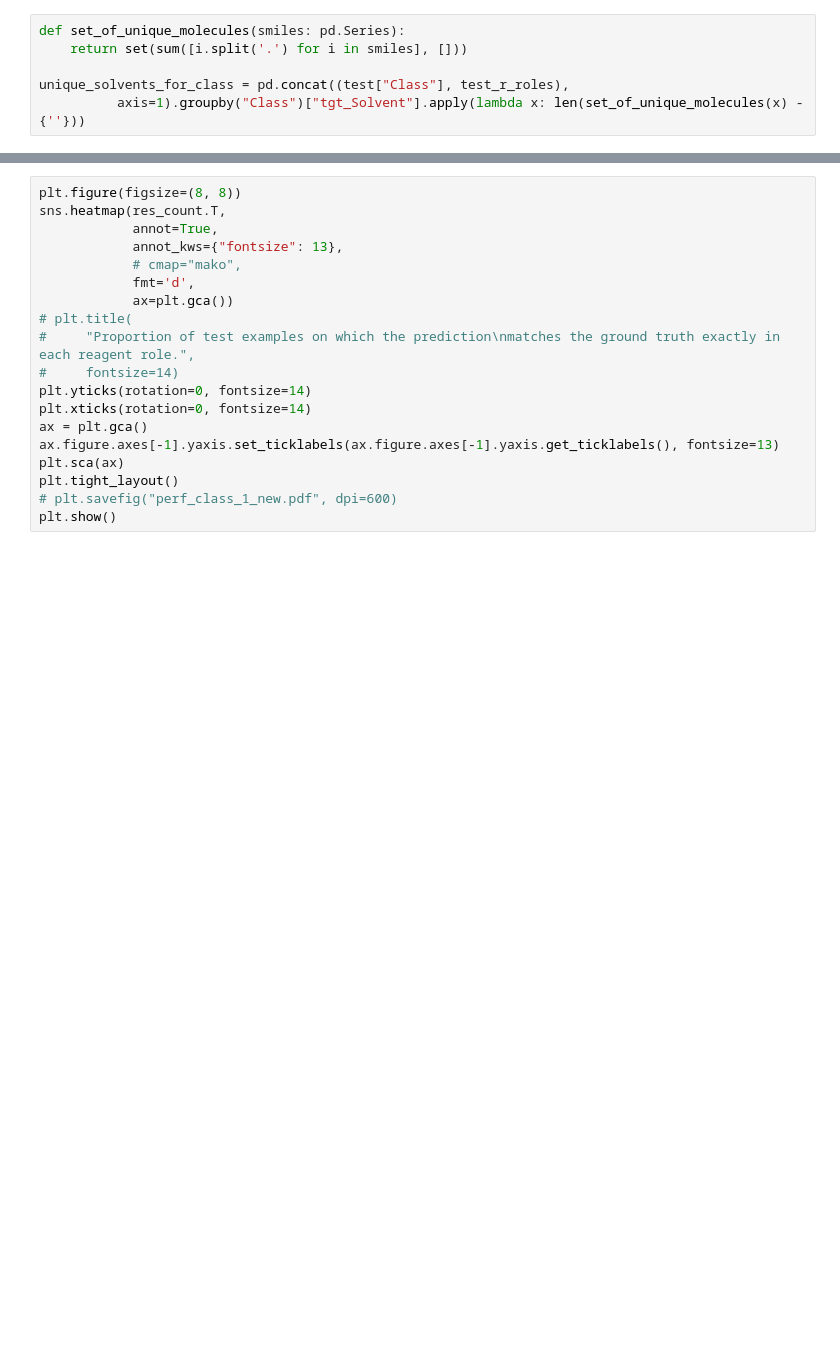
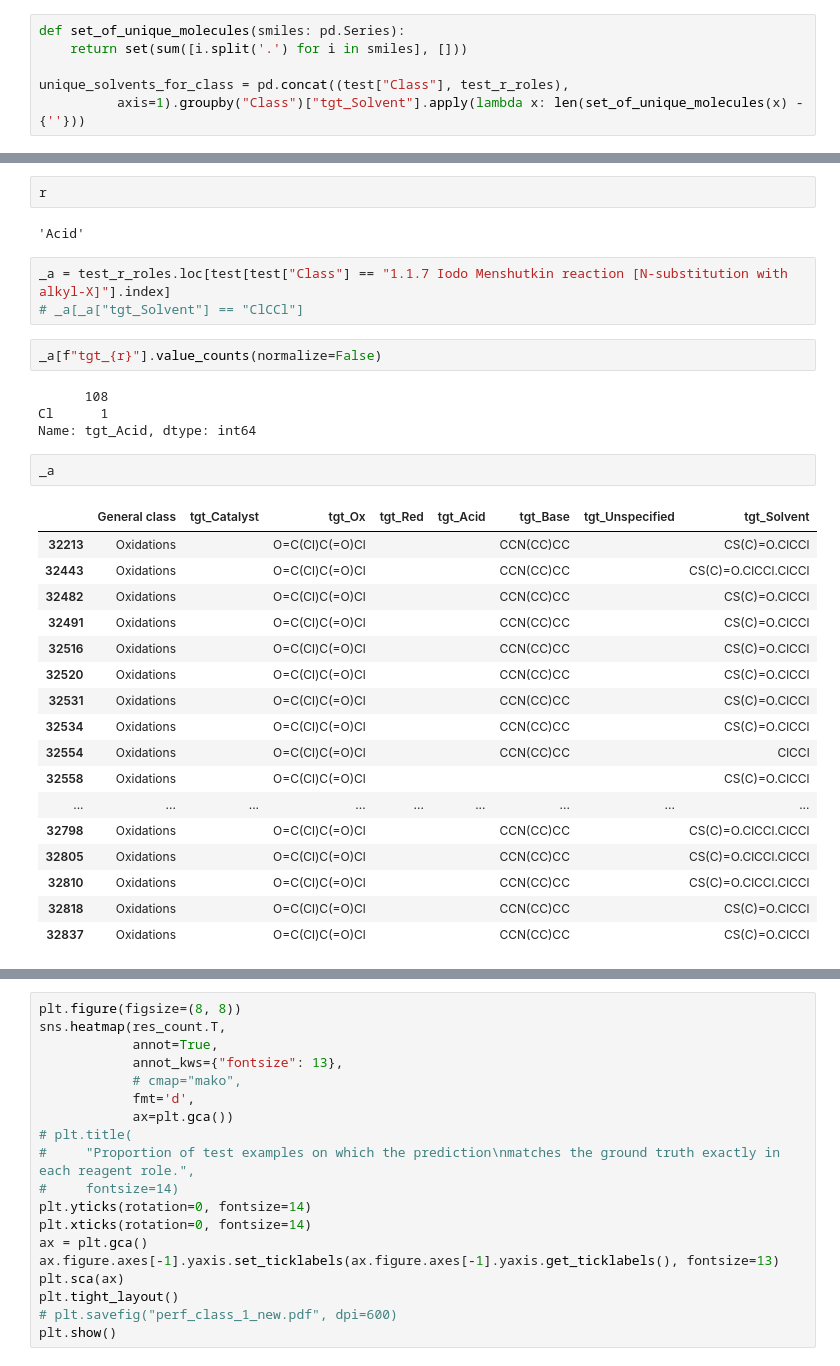
Before and after one commit to Academich/reagents, a Jupyter notebook: notebooks/Results.ipynb, the cells around one changed output, grey strips where cells are left out. Saved outputs shown, nothing was run; the diff lists cells and outputs as text; blank space fills up the shorter version.

```diff
--- a/notebooks/Results.ipynb
+++ b/notebooks/Results.ipynb
@@ -1392,0 +1595,33 @@ Name: tgt_Solvent, Length: 684, dtype: int64
+# %%
+r
+# %% [output]
+'Acid'
+# %%
+_a = test_r_roles.loc[test[test["Class"] == "1.1.7 Iodo Menshutkin reaction [N-substitution with alkyl-X]"].index]
+# _a[_a["tgt_Solvent"] == "ClCCl"]
+# %%
+_a[f"tgt_{r}"].value_counts(normalize=False)
+# %% [output]
+      108
+Cl      1
+Name: tgt_Acid, dtype: int64
+# %%
+_a
+# %% [output]
+|  | General class | tgt_Catalyst | tgt_Ox | tgt_Red | tgt_Acid | tgt_Base | tgt_Unspecified | tgt_Solvent |
+| 32213 | Oxidations |  | O=C(Cl)C(=O)Cl |  |  | CCN(CC)CC |  | CS(C)=O.ClCCl |
+| 32443 | Oxidations |  | O=C(Cl)C(=O)Cl |  |  | CCN(CC)CC |  | CS(C)=O.ClCCl.ClCCl |
+| 32482 | Oxidations |  | O=C(Cl)C(=O)Cl |  |  | CCN(CC)CC |  | CS(C)=O.ClCCl |
+| 32491 | Oxidations |  | O=C(Cl)C(=O)Cl |  |  | CCN(CC)CC |  | CS(C)=O.ClCCl |
+| 32516 | Oxidations |  | O=C(Cl)C(=O)Cl |  |  | CCN(CC)CC |  | CS(C)=O.ClCCl |
+| 32520 | Oxidations |  | O=C(Cl)C(=O)Cl |  |  | CCN(CC)CC |  | CS(C)=O.ClCCl |
+| 32531 | Oxidations |  | O=C(Cl)C(=O)Cl |  |  | CCN(CC)CC |  | CS(C)=O.ClCCl |
+| 32534 | Oxidations |  | O=C(Cl)C(=O)Cl |  |  | CCN(CC)CC |  | CS(C)=O.ClCCl |
+| 32554 | Oxidations |  | O=C(Cl)C(=O)Cl |  |  | CCN(CC)CC |  | ClCCl |
+| 32558 | Oxidations |  | O=C(Cl)C(=O)Cl |  |  |  |  | CS(C)=O.ClCCl |
+| ... | ... | ... | ... | ... | ... | ... | ... | ... |
+| 32798 | Oxidations |  | O=C(Cl)C(=O)Cl |  |  | CCN(CC)CC |  | CS(C)=O.ClCCl.ClCCl |
+| 32805 | Oxidations |  | O=C(Cl)C(=O)Cl |  |  | CCN(CC)CC |  | CS(C)=O.ClCCl.ClCCl |
+| 32810 | Oxidations |  | O=C(Cl)C(=O)Cl |  |  | CCN(CC)CC |  | CS(C)=O.ClCCl.ClCCl |
+| 32818 | Oxidations |  | O=C(Cl)C(=O)Cl |  |  | CCN(CC)CC |  | CS(C)=O.ClCCl |
+| 32837 | Oxidations |  | O=C(Cl)C(=O)Cl |  |  | CCN(CC)CC |  | CS(C)=O.ClCCl |
```
Also changed, not shown: parts of 32 cells of this notebook.
